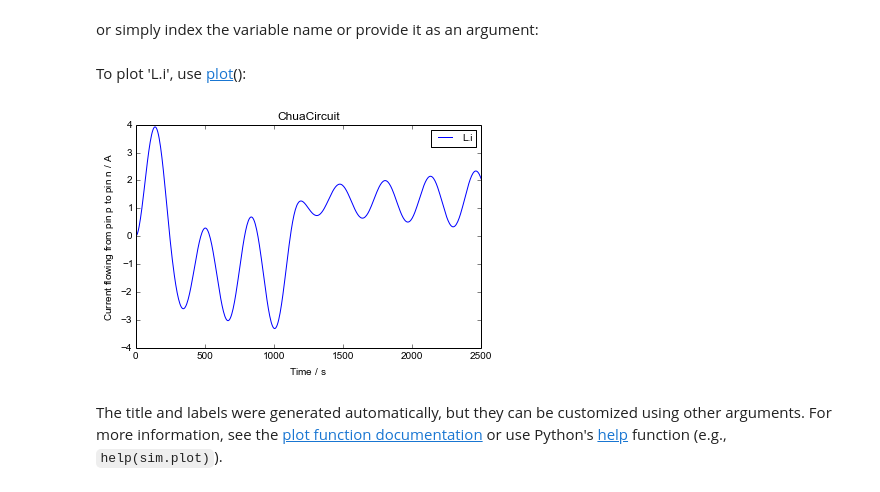
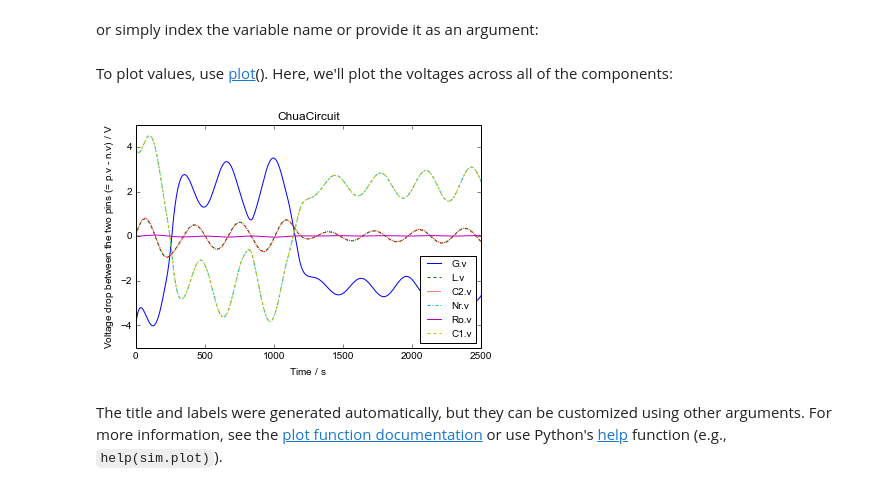
Before and after one commit to kdavies4/ModelicaRes, a Jupyter notebook: examples/tutorial.ipynb, the cells around one changed output. Drawn from its saved outputs; the diff is of its cells as text; code cells hidden in the pictures.

```diff
--- a/examples/tutorial.ipynb
+++ b/examples/tutorial.ipynb
@@ -87,12 +87,12 @@ sim['L.i'];
 # %%
 sim('L.i');
 # %% [markdown]
-To plot 'L.i', use [plot](http://kdavies4.github.io/ModelicaRes/simres.html#modelicares.simres.SimRes.plot)():
+To plot values, use [plot](http://kdavies4.github.io/ModelicaRes/simres.html#modelicares.simres.SimRes.plot)().  Here, we'll plot the voltages across all of the components:
 # %%
-sim.plot('L.i')
+sim.plot(sim.names('^[^.]*.v$', re=True))
 show()
 # %% [output]
-[figure, old version]
+[figure, new version]
 # %% [markdown]
 The title and labels were generated automatically, but they can be customized using other arguments.  For more information, see the [plot function documentation](http://kdavies4.github.io/ModelicaRes/simres.html#modelicares.simres.SimRes.plot) or use
 Python's [help](https://docs.python.org/2/library/functions.html#help) function (e.g., `help(sim.plot)`).
```
Also changed, not shown: parts of 6 cells of this notebook, 11 other files.
